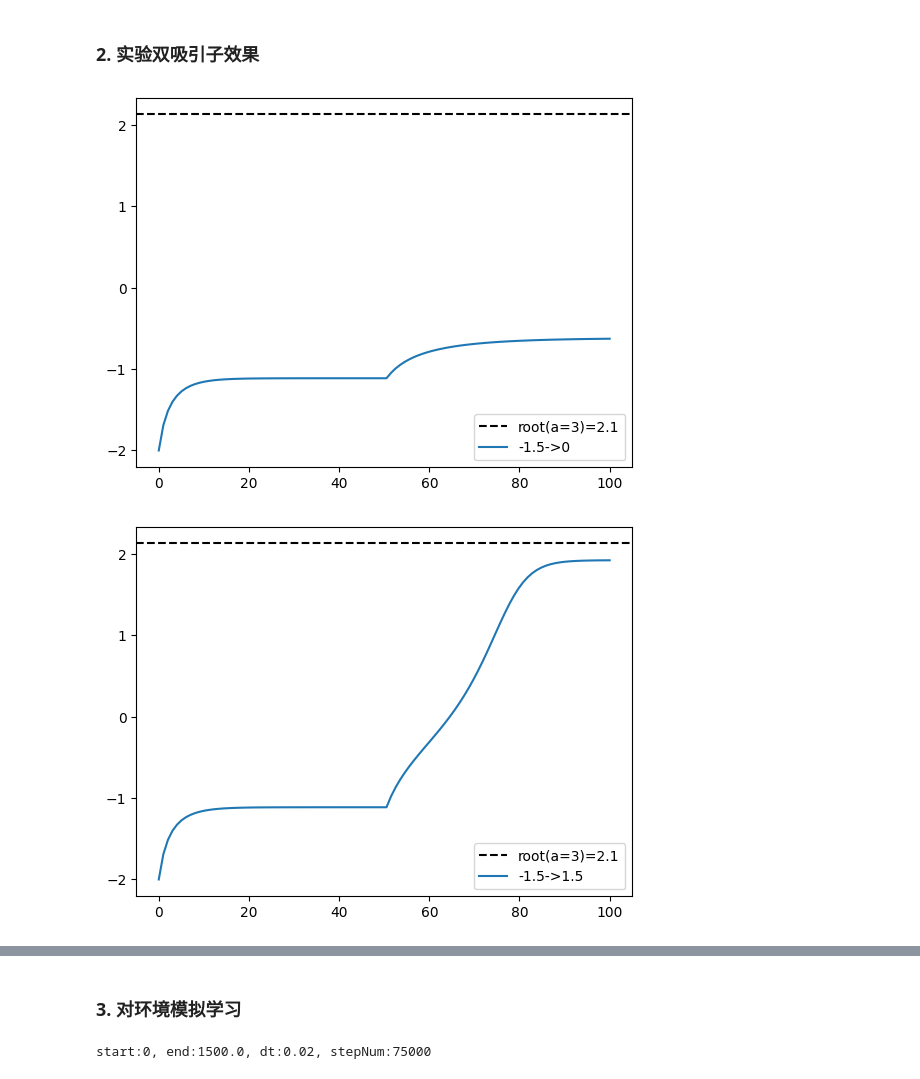
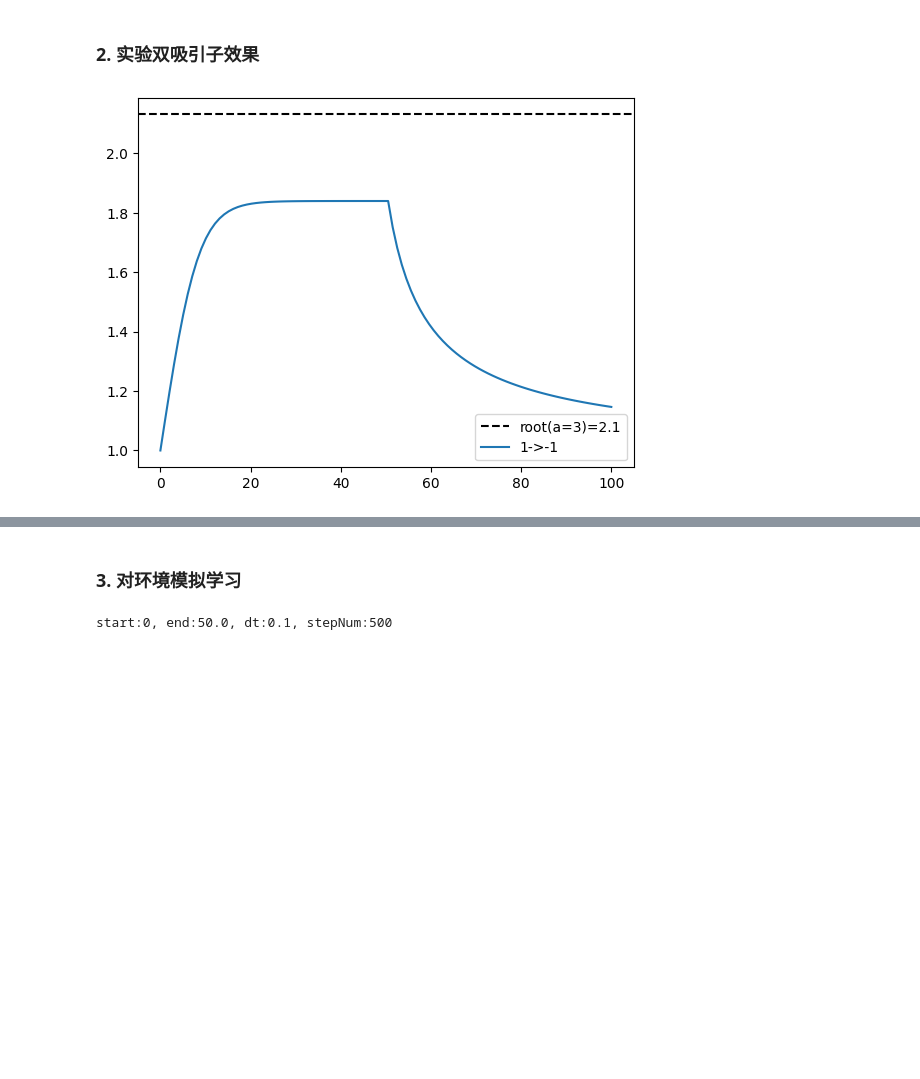
Before and after one commit to wq-win/KMD_model, a Jupyter notebook: KMDSimplified/remodel4.ipynb, the cells around one changed output, grey strips where cells are left out. Drawn from its saved outputs; the diff is of its cells as text; code cells hidden in the pictures; blank space fills up the shorter version.

```diff
--- a/KMDSimplified/remodel4.ipynb
+++ b/KMDSimplified/remodel4.ipynb
@@ -403,7 +367,7 @@ class LowPassFilter:
         self.x = self.xnew
 
 
-def test_func(a_0, a_1):
+def test_func(a_0, a_1, initx0=-2, initx1=4):
     stepNum = 50 * 2
     start = 0
     dt = 1
@@ -415,46 +379,48 @@ def test_func(a_0, a_1):
     # print(f"a_high={a_high}方程的根为:{roots}")
     for root in roots:
         if np.imag(root) == 0:
             plt.axhline(np.real(root), color='black', linestyle='--',
                     label='root(a='+f"{a_high:.3g}"+')='+str(np.real(root))[:3])
             plt.legend()
 
     if a_0 < a_1:
-        initx = np.array(-2)
+        initx = np.array(initx0)
     else:
-        initx = np.array(4)
+        initx = np.array(initx1)
 
     a = np.ones_like(initx) * a_0
     LPF = LowPassFilter(a, initx, .05)
     xList = []
     xList.append(initx)
     for _ in range(stepNum//2):
         x = LPF.step(dt, a)
         xList.append(x)
         LPF.update()
 
     a = np.ones_like(initx) * a_1
     for _ in range(stepNum//2, stepNum-1):
         x = LPF.step(dt, a)
         xList.append(x)
         LPF.update()
 
     myplot(t, xList, str(a_0)+'->'+str(a_1))
     plt.show()
 
-test_func(-1.5, 0)
-test_func(-1.5, 1.5)
-test_func(-1.5, 3)
-test_func(0, 1.5)
-test_func(0, 3)
-test_func(1.5, 3)
+# test_func(-1.5, 0)
+# test_func(-1.5, 1.5)
+# test_func(-1.5, 3)
+# test_func(0, 1.5)
+# test_func(0, 3)
+# test_func(1.5, 3)
 
-test_func(3, 1.5)
-test_func(3, 0)
-test_func(3, -1.5)
-test_func(1.5, 0)
-test_func(1.5, -1.5)
-test_func(0, -1.5)
+# test_func(3, 1.5)
+# test_func(3, 0)
+# test_func(3, -1.5)
+# test_func(1.5, 0)
+# test_func(1.5, -1.5)
+# test_func(0, -1.5)
+# test_func(0,.46)
+# test_func(.46,0)
+test_func(1,-1,0,1)
 # %% [output]
-[figure, old version]
+[figure, new version]
-[figure, removed]
@@ -730,12 +686,12 @@ class SynapseDK(Synapse):
 
 
 numKC, numMBON, numDAN = 6, 3, 3
-stepNum = 15000*5
+stepNum = 500
 start = 0
-dt = .02
+dt = .1
 end = start + stepNum * dt
 t = np.linspace(start, end, stepNum)
 print(f"start:{start}, end:{end}, dt:{dt}, stepNum:{stepNum}")
 # %% [output]
-start:0, end:1500.0, dt:0.02, stepNum:75000
+start:0, end:50.0, dt:0.1, stepNum:500
 # %%
```
Also changed, not shown: parts of 23 cells of this notebook, 2 other files.
